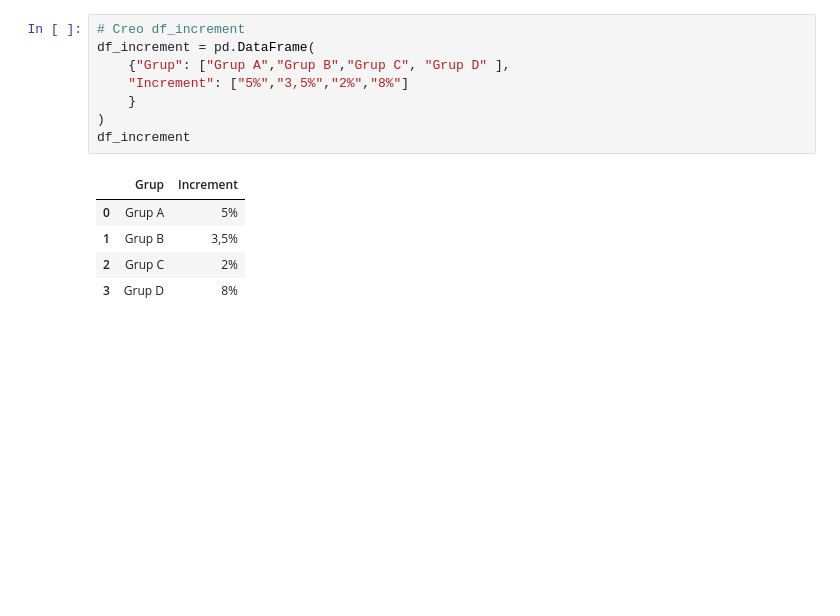
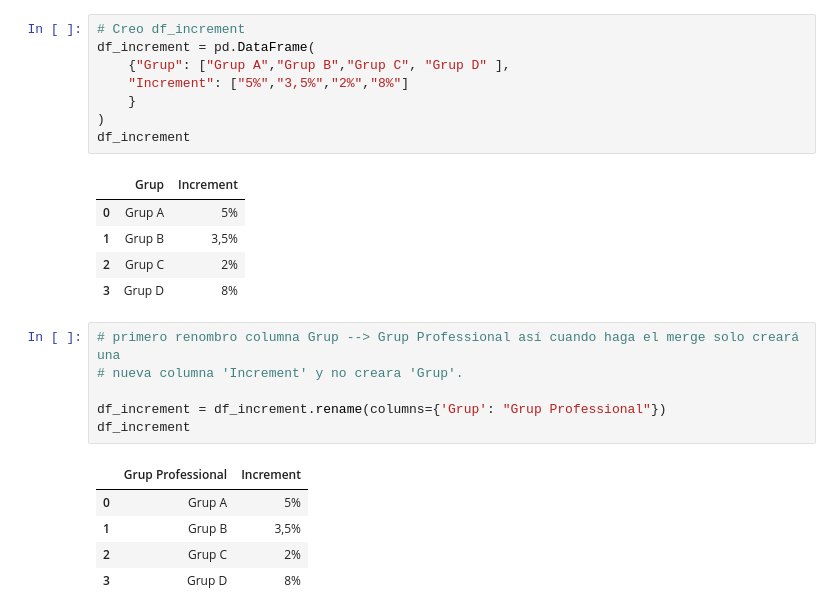
Before and after one commit to rogerloop/03_Especialitzacio, a Jupyter notebook: Sprint_10_Analitica_dades_Python/Sprint_10_Task_S10_01/Task_S10_01.ipynb, the cells around one changed output. Drawn from its saved outputs; the diff is of its cells as text; blank space fills up the shorter version.

```diff
--- a/Sprint_10_Analitica_dades_Python/Sprint_10_Task_S10_01/Task_S10_01.ipynb
+++ b/Sprint_10_Analitica_dades_Python/Sprint_10_Task_S10_01/Task_S10_01.ipynb
@@ -366,3 +343,15 @@ df_increment
 | 1 | Grup B | 3,5% |
 | 2 | Grup C | 2% |
 | 3 | Grup D | 8% |
+# %%
+# primero renombro columna Grup --> Grup Professional así cuando haga el merge solo creará una
+# nueva columna 'Increment' y no creara 'Grup'.
+
+df_increment = df_increment.rename(columns={'Grup': "Grup Professional"})
+df_increment
+# %% [output]
+|  | Grup Professional | Increment |
+| 0 | Grup A | 5% |
+| 1 | Grup B | 3,5% |
+| 2 | Grup C | 2% |
+| 3 | Grup D | 8% |
```
Also changed, not shown: parts of 6 cells of this notebook.
